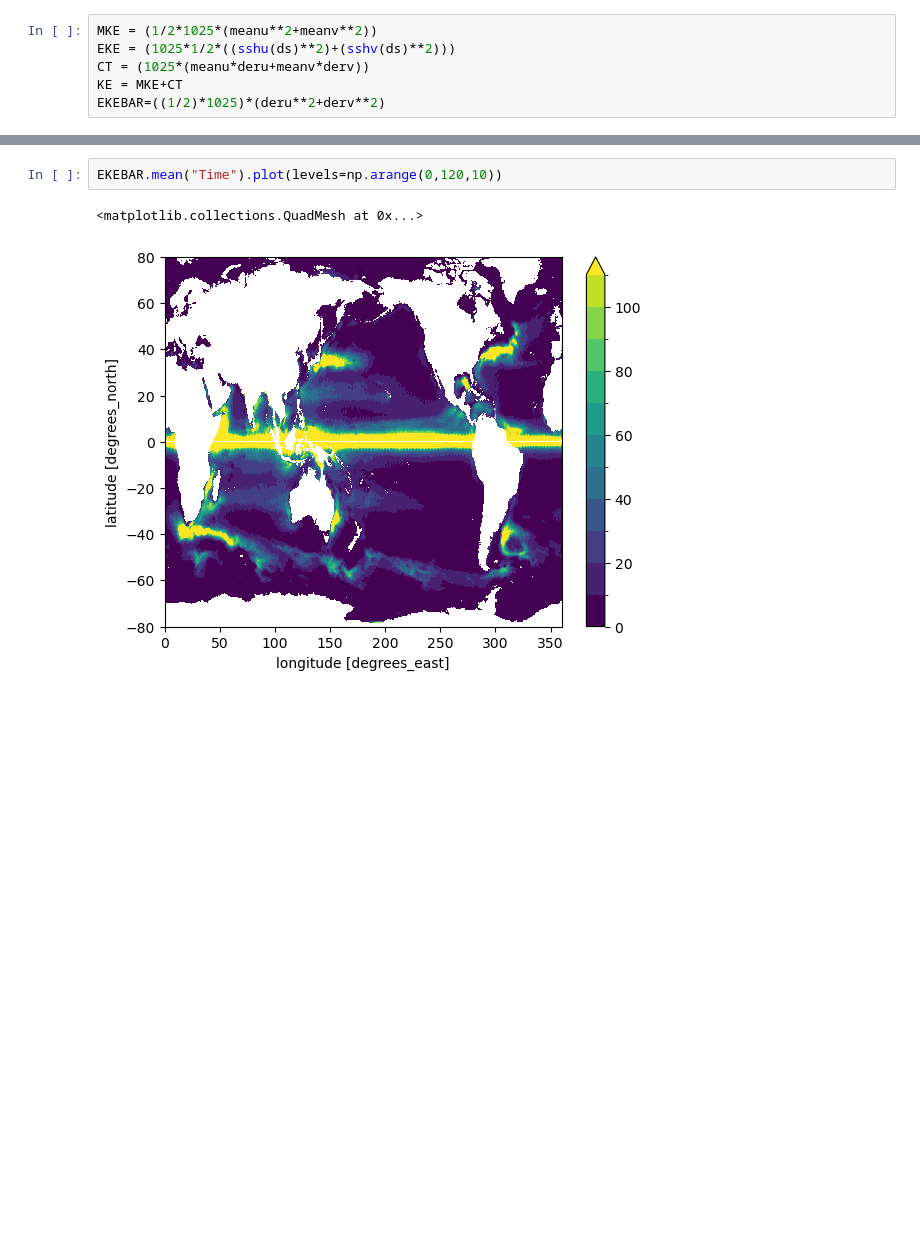
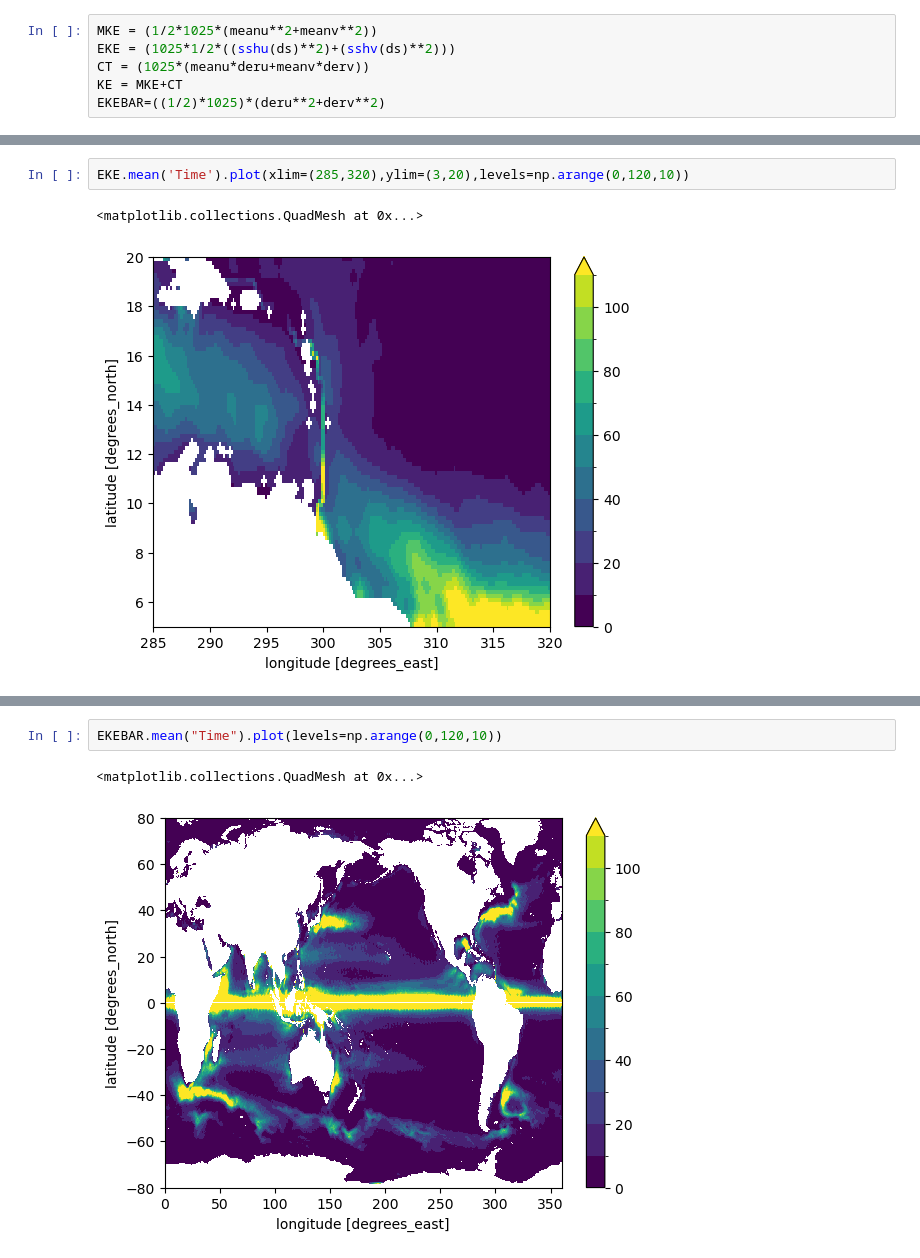
Before and after one commit to Septute/EKE, a Jupyter notebook: SSHMAIN.ipynb, the cells around one changed output, grey strips where cells are left out. Saved outputs shown, nothing was run; the diff lists cells and outputs as text; blank space fills up the shorter version.

```diff
--- a/SSHMAIN.ipynb
+++ b/SSHMAIN.ipynb
@@ -304,0 +257,5 @@ EKEBAR=((1/2)*1025)*(deru**2+derv**2)
+# %%
+EKE.mean('Time').plot(xlim=(285,320),ylim=(3,20),levels=np.arange(0,120,10))
+# %% [output]
+<matplotlib.collections.QuadMesh at 0x...>
+[figure, added]
```
Also changed, not shown: parts of 5 cells of this notebook.
